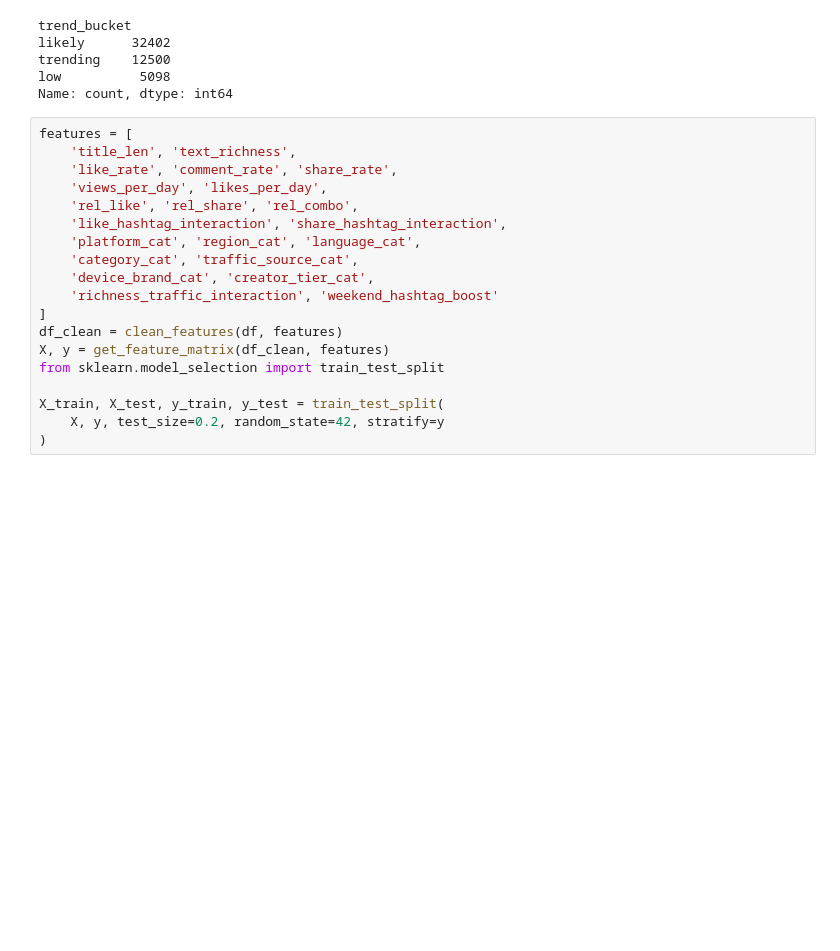
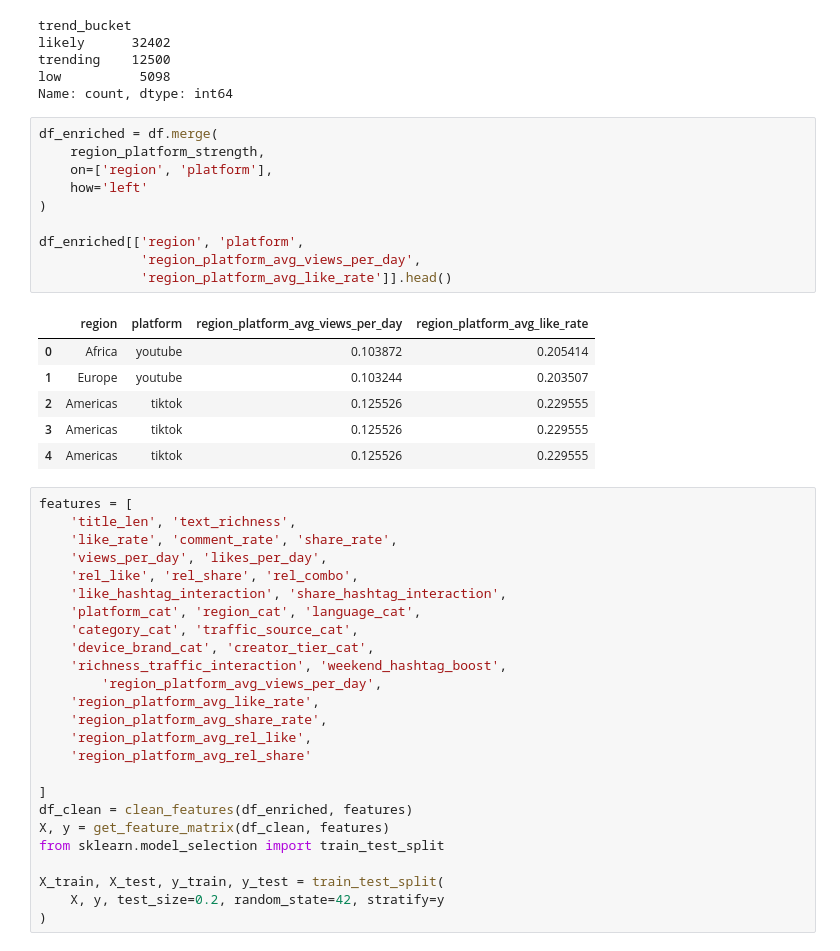
Before and after one commit to akhadem2/Trend-Analysis, a Jupyter notebook: notebooks/02_Modeling.ipynb, the cells around one changed output. Drawn from its saved outputs; the diff is of its cells as text; blank space fills up the shorter version.

```diff
--- a/notebooks/02_Modeling.ipynb
+++ b/notebooks/02_Modeling.ipynb
@@ -22,6 +61,23 @@ likely      32402
 trending    12500
 low          5098
 Name: count, dtype: int64
+# %%
+df_enriched = df.merge(
+    region_platform_strength,
+    on=['region', 'platform'],
+    how='left'
+)
+
+df_enriched[['region', 'platform',
+             'region_platform_avg_views_per_day',
+             'region_platform_avg_like_rate']].head()
+# %% [output]
+|  | region | platform | region_platform_avg_views_per_day | region_platform_avg_like_rate |
+| 0 | Africa | youtube | 0.103872 | 0.205414 |
+| 1 | Europe | youtube | 0.103244 | 0.203507 |
+| 2 | Americas | tiktok | 0.125526 | 0.229555 |
+| 3 | Americas | tiktok | 0.125526 | 0.229555 |
+| 4 | Americas | tiktok | 0.125526 | 0.229555 |
 # %%
 features = [
     'title_len', 'text_richness',
@@ -32,9 +88,15 @@ features = [
     'platform_cat', 'region_cat', 'language_cat',
     'category_cat', 'traffic_source_cat',
     'device_brand_cat', 'creator_tier_cat',
-    'richness_traffic_interaction', 'weekend_hashtag_boost'
+    'richness_traffic_interaction', 'weekend_hashtag_boost',
+        'region_platform_avg_views_per_day',
+    'region_platform_avg_like_rate',
+    'region_platform_avg_share_rate',
+    'region_platform_avg_rel_like',
+    'region_platform_avg_rel_share'
+
 ]
-df_clean = clean_features(df, features)
+df_clean = clean_features(df_enriched, features)
 X, y = get_feature_matrix(df_clean, features)
 from sklearn.model_selection import train_test_split
 
```
Also changed, not shown: parts of 6 cells of this notebook, 1 other file.
